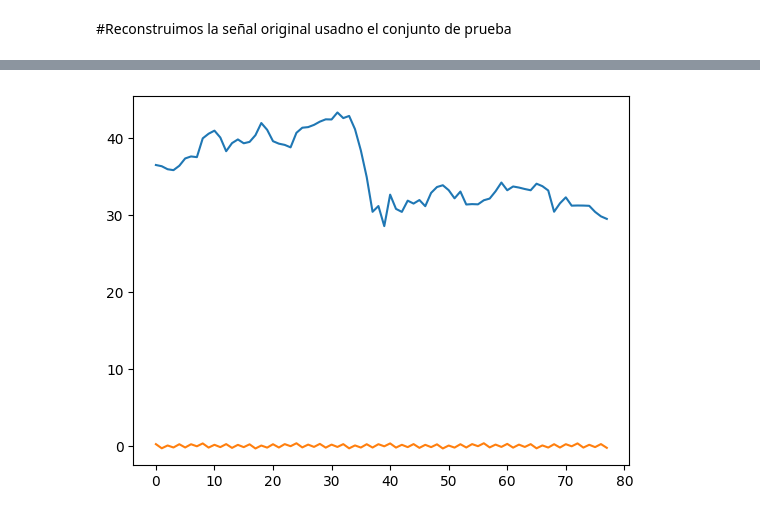
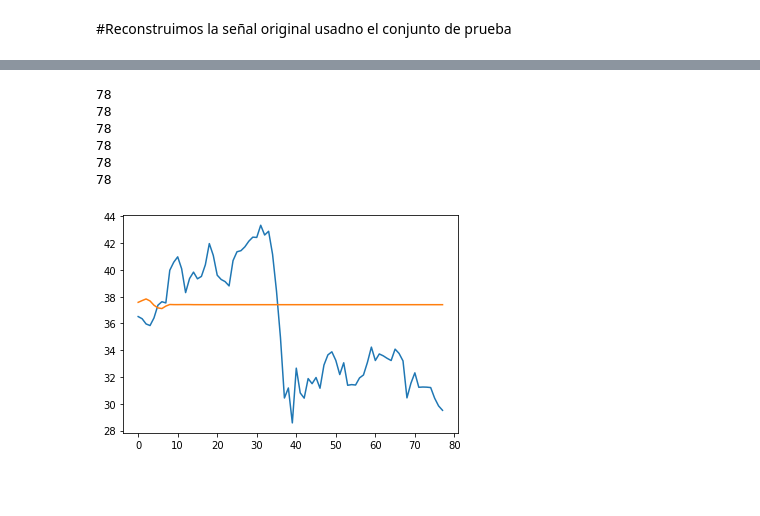
Before and after one commit to MiguelAngelLiera/Stock_Exchange_NN_PP, a Jupyter notebook: src/pre_procesing.ipynb, the cells around one changed output, grey strips where cells are left out. Cells and saved outputs as stored; diff of their text form; code cells hidden in the pictures; blank space fills up the shorter version.

```diff
--- a/src/pre_procesing.ipynb
+++ b/src/pre_procesing.ipynb
@@ -300,8 +327,8 @@ for e in range(6):
     # serie_c[e] = utls.corrimiento_t_1(coeffs_n[e],9)
     # coeffs_n_prueba_8_1[e] = utls.corrimiento_t_1(coeffs_n_prueba[e],9)
 
-    entrenamiento_8_1[e] = utls.corrimiento_t_1(coeffs_e_n[e],9)
-    prueba_8_1[e] = utls.corrimiento_t_1(coeffs_p_n[e],9)
+    entrenamiento_8_1[e] = utls.corrimiento_t_1(components_e_n[e],9)
+    prueba_8_1[e] = utls.corrimiento_t_1(components_p_n[e],9)
 # %% [markdown]
 5. Divide the training dataset into three parts: 70% for training, 15% for validation, and 15% as test data. Then train the six NARNNs
 # %%
@@ -379,12 +430,12 @@ plt.figure(figsize=(16, 8))
 aprox_coef = True
 index = 1
 
-for _ in range(len(coeffs_p_n)):
+for _ in range(len(components_p_n)):
     prediccion = utls.genera_prediccion_1(prueba_8_1[_],networks[_],8)
-    perdidas.append(criterion(prediccion, torch.tensor(coeffs_p_n[_])))
+    perdidas.append(criterion(prediccion, torch.tensor(components_p_n[_])))
     plt.subplot(2, 3, index)
-    plt.plot(range(len(coeffs_p_n[_])), coeffs_p_n[_]) #color='#DA0C81' if aprox_coef else '#610C9F')
-    plt.plot(range(len(coeffs_p_n[_])), prediccion.detach().numpy(), label = f"Perdida: {float(perdidas[_])}" ,color='#DA0C81')#label=f"Datos de Analisis: {DATOS}",
+    plt.plot(range(len(components_p_n[_])), components_p_n[_]) #color='#DA0C81' if aprox_coef else '#610C9F')
+    plt.plot(range(len(components_p_n[_])), prediccion.detach().numpy(), label = f"Perdida: {float(perdidas[_])}" ,color='#DA0C81')#label=f"Datos de Analisis: {DATOS}",
 
     plt.title('Coeficientes de Aproximación' if aprox_coef else 'Coeficientes de Detalle')
     aprox_coef = False
@@ -467,12 +518,12 @@ aprox_coef = True
 index = 1
 predicciones = []
 
-for _ in range(len(coeffs_p_n)):
+for _ in range(len(components_p_n)):
     predicciones.append(utls.genera_prediccion_predictiva(prueba_8_1[_][0][:8],8,len(prueba_8_1[_]),networks[_]))
-    perdidas_predictivas.append(criterion(predicciones[_], torch.tensor(coeffs_p_n[_])))
+    perdidas_predictivas.append(criterion(predicciones[_], torch.tensor(components_p_n[_])))
     plt.subplot(2, 3, index)
-    plt.plot(range(len(coeffs_p_n[_])), coeffs_p_n[_])
-    plt.plot(range(len(coeffs_p_n[_])), predicciones[_].detach().numpy(),  label = f"Perdida: {float(perdidas_predictivas[_])}", color='#DA0C81' if aprox_coef else '#610C9F')
+    plt.plot(range(len(components_p_n[_])), components_p_n[_])
+    plt.plot(range(len(components_p_n[_])), predicciones[_].detach().numpy(),  label = f"Perdida: {float(perdidas_predictivas[_])}", color='#DA0C81' if aprox_coef else '#610C9F')
     plt.title('Coeficientes de Aproximación' if aprox_coef else 'Coeficientes de Detalle')
     aprox_coef = False
     plt.legend()
@@ -492,10 +543,11 @@ for i in range(len(predicciones)):
     predicciones[i] = predicciones[i][8:]
 print(predicciones[0])
 
-cA_p = [utls.desnormalizar(vect) for vect in predicciones[0].detach().numpy()]
-cD_1_p = [utls.desnormalizar(vect) for vect in predicciones[1].detach().numpy()]
-cD_2_p = [utls.desnormalizar(vect) for vect in predicciones[2].detach().numpy()]
-cD_3_p = [utls.desnormalizar(vect) for vect in predicciones[3].detach().numpy()]
-cD_4_p = [utls.desnormalizar(vect) for vect in predicciones[4].detach().numpy()]
-cD_5_p = [utls.desnormalizar(vect) for vect in predicciones[5].detach().numpy()]
+#components_p_n = [utls.normalizar(vect) for vect in components_p]
+predicciones_d = [utls.desnormalizar(vect.detach().numpy(),np.max(components_p),np.min(components_p)) for vect in predicciones]
+# D5_p = [utls.desnormalizar(vect) for vect in predicciones[1].detach().numpy()]
+# D4_p = [utls.desnormalizar(vect) for vect in predicciones[2].detach().numpy()]
+# D3_p = [utls.desnormalizar(vect) for vect in predicciones[3].detach().numpy()]
+# D2_p = [utls.desnormalizar(vect) for vect in predicciones[4].detach().numpy()]
+# D1_p = [utls.desnormalizar(vect) for vect in predicciones[5].detach().numpy()]
 # %% [output]
@@ -518,28 +586,35 @@ tensor([0.2010, 0.1992, 0.1881, 0.1916, 0.1950, 0.1926, 0.1991, 0.1987, 0.2049,
 # %%
 #plt.plot(range(108), [utls.desnormalizar(vect) for vect in utls.genera_prediccion(pruebas_ordenadas[0],red_A1).detach().numpy().tolist()[0]])
 # Mostrar el gráfico
 #plt.show()
 
 #coeffs_pp = [np.array(c) for c in [cA,cD_1,cD_2,cD_3,cD_4,cD_5]]
-coeffs_pp = [np.array(c) for c in [cA_p,cD_1_p,cD_2_p,cD_3_p,cD_4_p,cD_5_p]]
+#coeffs_pp = [np.array(c) for c in [A5_p,D5_p,D4_p,D3_p,D2_p,D1_p]]
 # #print([len(i) for i in coeffs])
 # #print([len(i) for i in coeffs_p])
 
 # # for i, c in enumerate(coeffs_prueba):
 # #     print(f'Forma de c{i}: {np.shape(c)}')
 # for i, c in enumerate(coeffs_n_prueba_8_1):
 #     print(f'Forma de c{i}: {np.shape(c)}')
 # for i, c in enumerate(prueba_8_1):
 #     print(f'Forma de c{i}: {np.shape(c)}')
-rec = pywt.waverec(coeffs_pp, 'bior3.5', mode=mode)
-
-
+#rec = pywt.waverec(coeffs_pp, 'bior3.5', mode=mode)
+for i in predicciones_d:
+    print(len(i))
+(A5_rec, D5_rec, D4_rec, D3_rec, D2_rec, D1_rec) = predicciones_d
 # c_prueba = cierre[int(len(cierre) * 0.7):]
-
+rec = A5_rec + D5_rec + D4_rec + D3_rec + D2_rec + D1_rec
 plt.plot(range(len(cierre_p)),cierre_p) #Señal original
 plt.plot(range(len(rec)),rec) #Señal predicha
 
 # #plt.plot(range(len(cA)),cA)
 plt.show()
 # %% [output]
+78
+78
+78
+78
+78
+78
-[figure, old version]
+[figure, new version]
```
Also changed, not shown: parts of 13 cells of this notebook, 9 other files.
